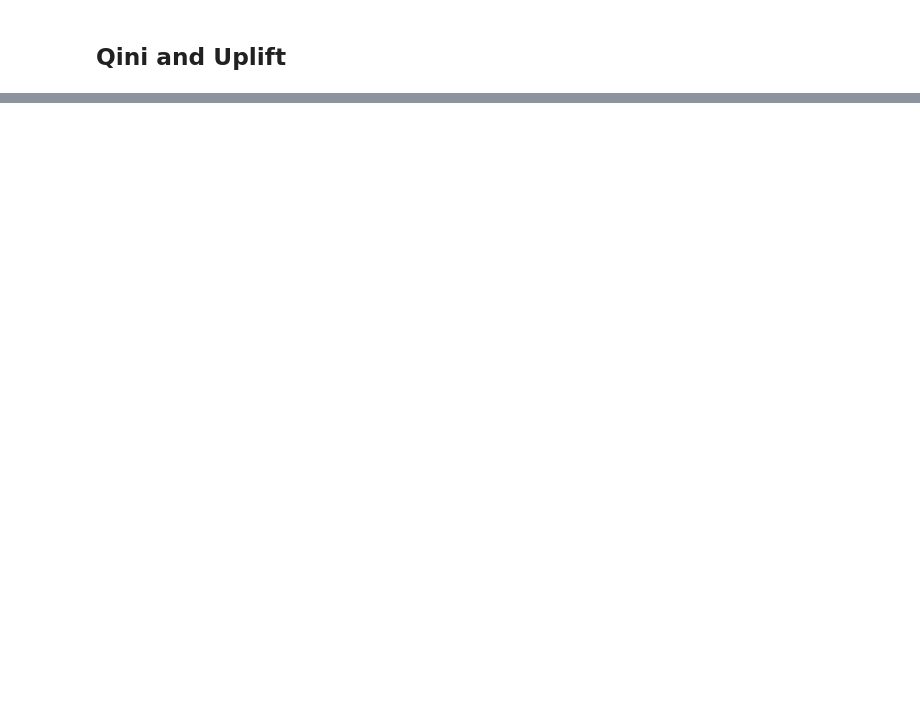
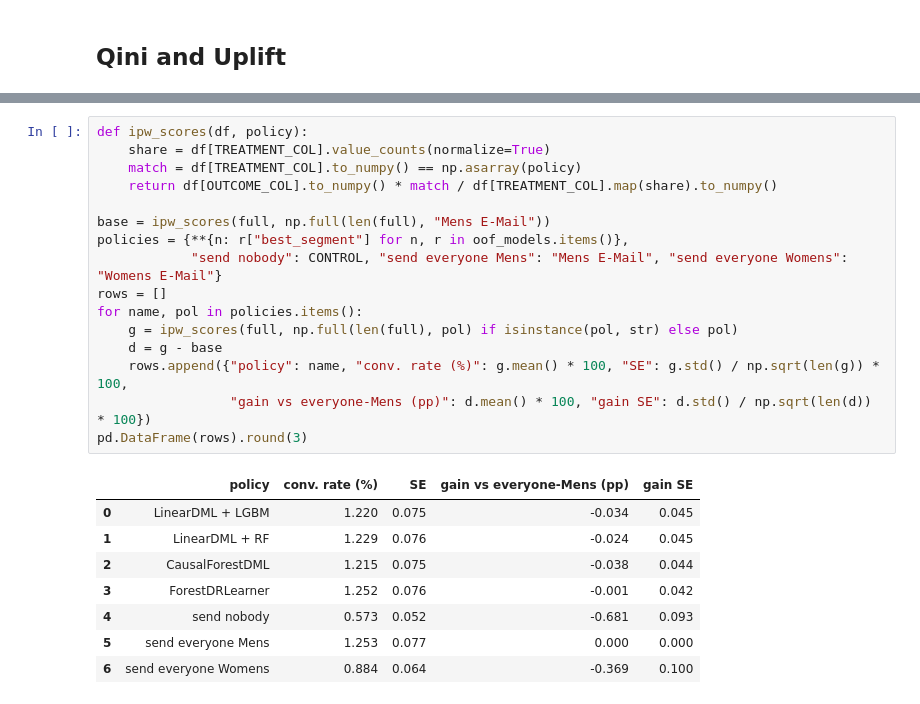
Before and after one commit to Sharathh-K/project, a Jupyter notebook: Notebooks/Double_ML_Model.ipynb, the cells around one changed output, grey strips where cells are left out. Drawn from its saved outputs; the diff is of its cells as text; blank space fills up the shorter version.

```diff
--- a/Notebooks/Double_ML_Model.ipynb
+++ b/Notebooks/Double_ML_Model.ipynb
@@ -652,0 +701,25 @@ compare_curves(models_out, reference="LinearDML + LGBM")
+# %%
+def ipw_scores(df, policy):
+    share = df[TREATMENT_COL].value_counts(normalize=True)
+    match = df[TREATMENT_COL].to_numpy() == np.asarray(policy)
+    return df[OUTCOME_COL].to_numpy() * match / df[TREATMENT_COL].map(share).to_numpy()
+
+base = ipw_scores(full, np.full(len(full), "Mens E-Mail"))
+policies = {**{n: r["best_segment"] for n, r in oof_models.items()},
+            "send nobody": CONTROL, "send everyone Mens": "Mens E-Mail", "send everyone Womens": "Womens E-Mail"}
+rows = []
+for name, pol in policies.items():
+    g = ipw_scores(full, np.full(len(full), pol) if isinstance(pol, str) else pol)
+    d = g - base
+    rows.append({"policy": name, "conv. rate (%)": g.mean() * 100, "SE": g.std() / np.sqrt(len(g)) * 100,
+                 "gain vs everyone-Mens (pp)": d.mean() * 100, "gain SE": d.std() / np.sqrt(len(d)) * 100})
+pd.DataFrame(rows).round(3)
+# %% [output]
+|  | policy | conv. rate (%) | SE | gain vs everyone-Mens (pp) | gain SE |
+| 0 | LinearDML + LGBM | 1.220 | 0.075 | -0.034 | 0.045 |
+| 1 | LinearDML + RF | 1.229 | 0.076 | -0.024 | 0.045 |
+| 2 | CausalForestDML | 1.215 | 0.075 | -0.038 | 0.044 |
+| 3 | ForestDRLearner | 1.252 | 0.076 | -0.001 | 0.042 |
+| 4 | send nobody | 0.573 | 0.052 | -0.681 | 0.093 |
+| 5 | send everyone Mens | 1.253 | 0.077 | 0.000 | 0.000 |
+| 6 | send everyone Womens | 0.884 | 0.064 | -0.369 | 0.100 |
```
Also changed, not shown: parts of 3 cells of this notebook, 8 other files.
